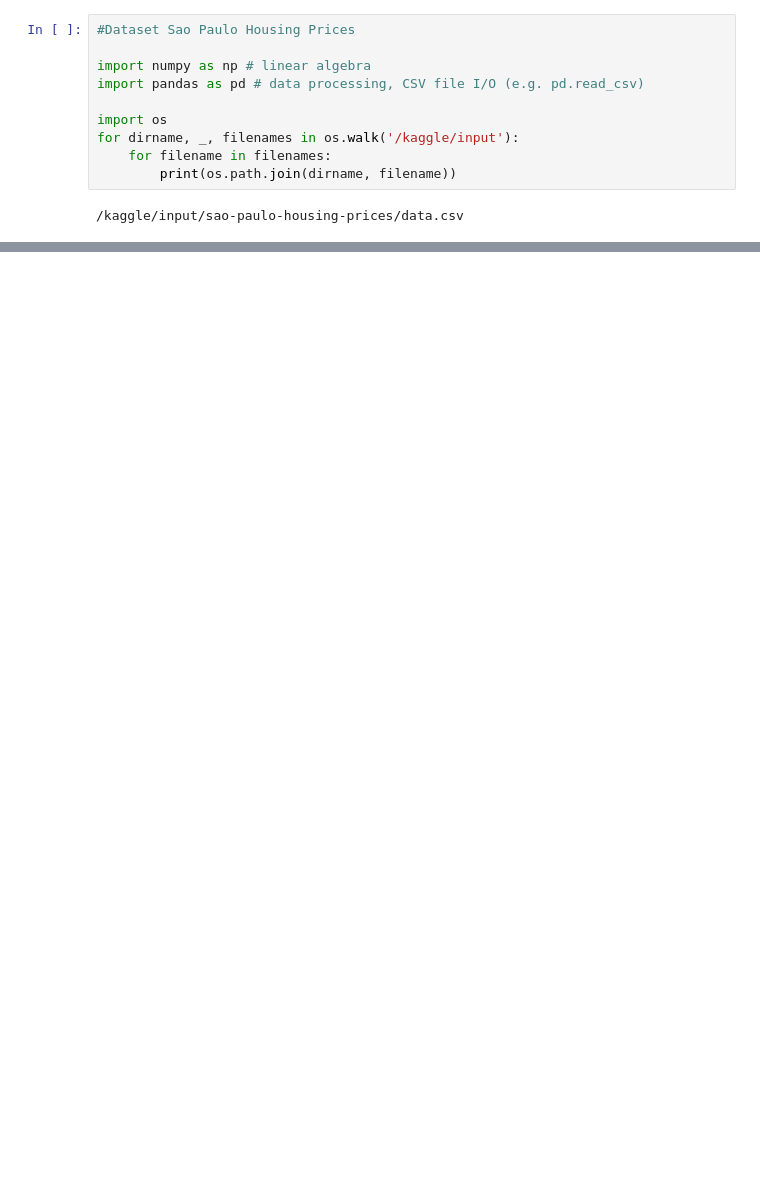
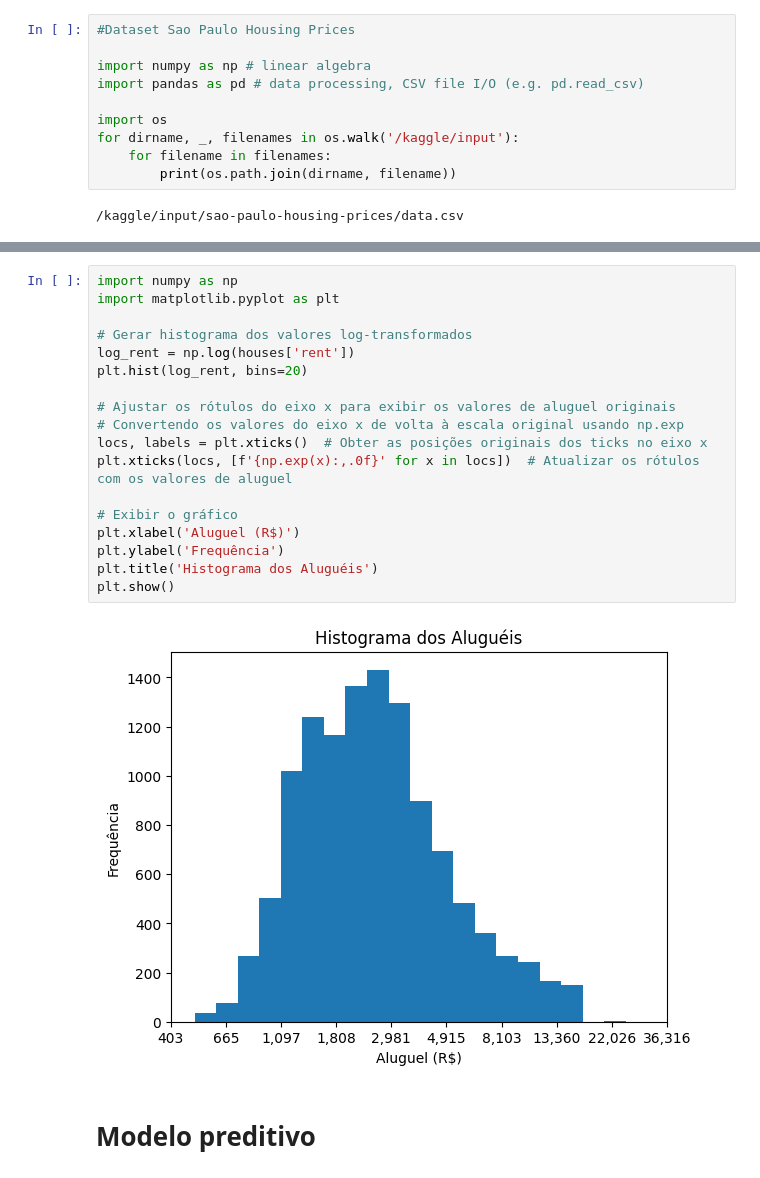
Before and after one commit to isaquewgda/ML-predict-rental-saopaulo, a Jupyter notebook: ml-predict-rental-saopaulo.ipynb, the cells around one changed output, grey strips where cells are left out. Cells and saved outputs as stored; diff of their text form; blank space fills up the shorter version.

```diff
--- a/ml-predict-rental-saopaulo.ipynb
+++ b/ml-predict-rental-saopaulo.ipynb
@@ -12,0 +156,22 @@ for dirname, _, filenames in os.walk('/kaggle/input'):
+# %%
+import numpy as np
+import matplotlib.pyplot as plt
+
+# Gerar histograma dos valores log-transformados
+log_rent = np.log(houses['rent'])
+plt.hist(log_rent, bins=20)
+
+# Ajustar os rótulos do eixo x para exibir os valores de aluguel originais
+# Convertendo os valores do eixo x de volta à escala original usando np.exp
+locs, labels = plt.xticks()  # Obter as posições originais dos ticks no eixo x
+plt.xticks(locs, [f'{np.exp(x):,.0f}' for x in locs])  # Atualizar os rótulos com os valores de aluguel
+
+# Exibir o gráfico
+plt.xlabel('Aluguel (R$)')
+plt.ylabel('Frequência')
+plt.title('Histograma dos Aluguéis')
+plt.show()
+# %% [output]
+[figure, added]
+# %% [markdown]
+# Modelo preditivo
```
Also changed, not shown: parts of 30 cells of this notebook.
